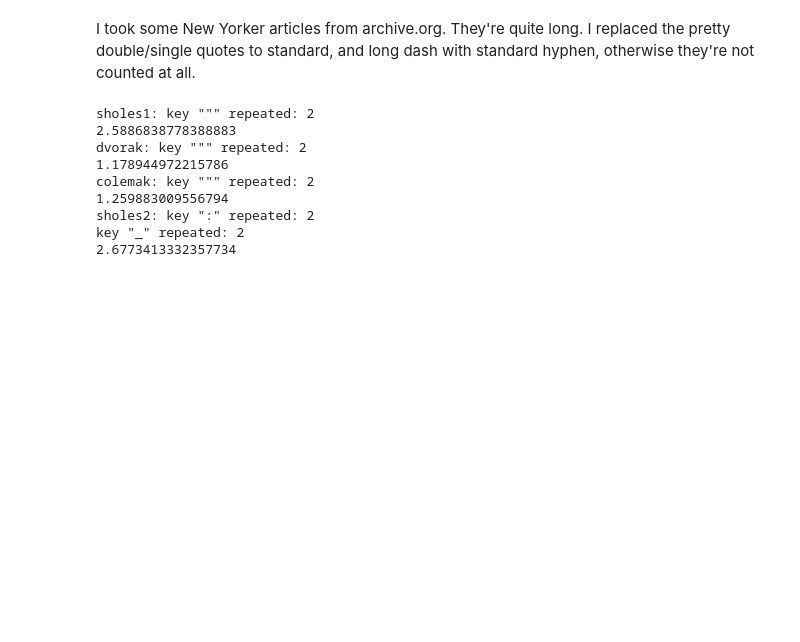
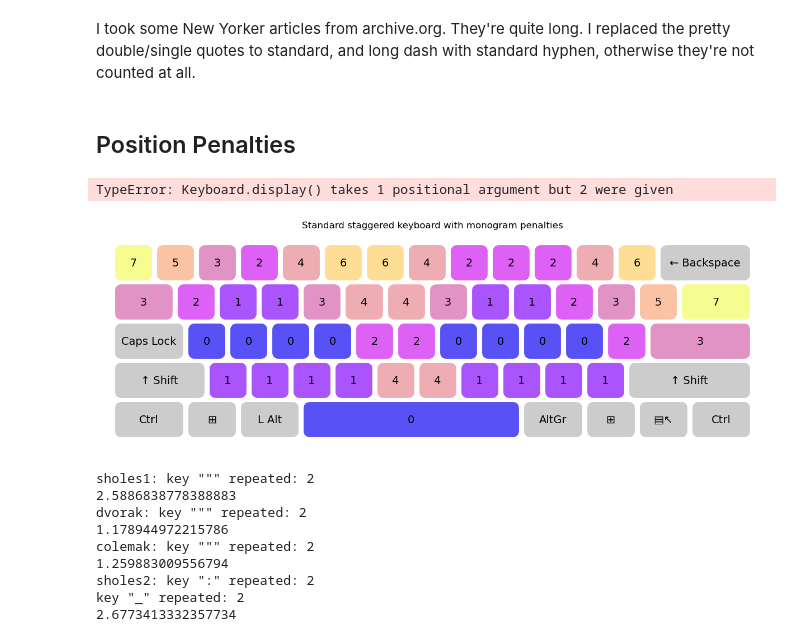
Before and after one commit to culebron/rus-layout-opt, a Jupyter notebook: English Layouts.ipynb, the cells around one changed output. Saved outputs shown, nothing was run; the diff lists cells and outputs as text; code cells hidden in the pictures; blank space fills up the shorter version.

Commit message:
addeed penalties map

```diff
--- a/English Layouts.ipynb
+++ b/English Layouts.ipynb
@@ -7,6 +7,16 @@ from lib import Corpus, Keyboard, Layout, Result, STANDARD_KBD, std_key_shape, S
 import pandas as pd
 # %% [markdown]
 I took some New Yorker articles from archive.org. They're quite long. I replaced the pretty double/single quotes to standard, and long dash with standard hyphen, otherwise they're not counted at all.
+# %% [markdown]
+## Position Penalties
+# %%
+_ = STANDARD_KBD.display('finger')
+# %% [output]
+TypeError: Keyboard.display() takes 1 positional argument but 2 were given
+# %%
+_ = STANDARD_KBD.display()
+# %% [output]
+[figure, added]
 # %%
 ENG = Corpus.from_path('english.txt')
 # %%
```
